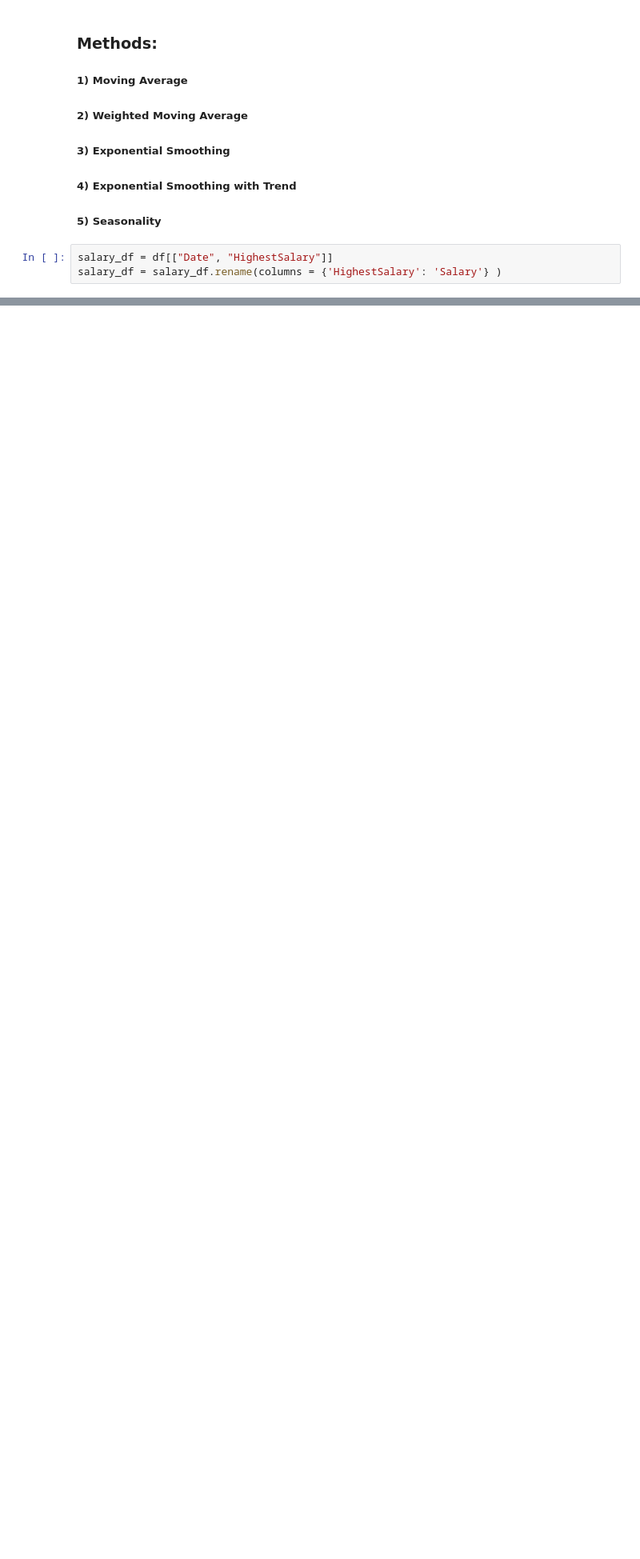
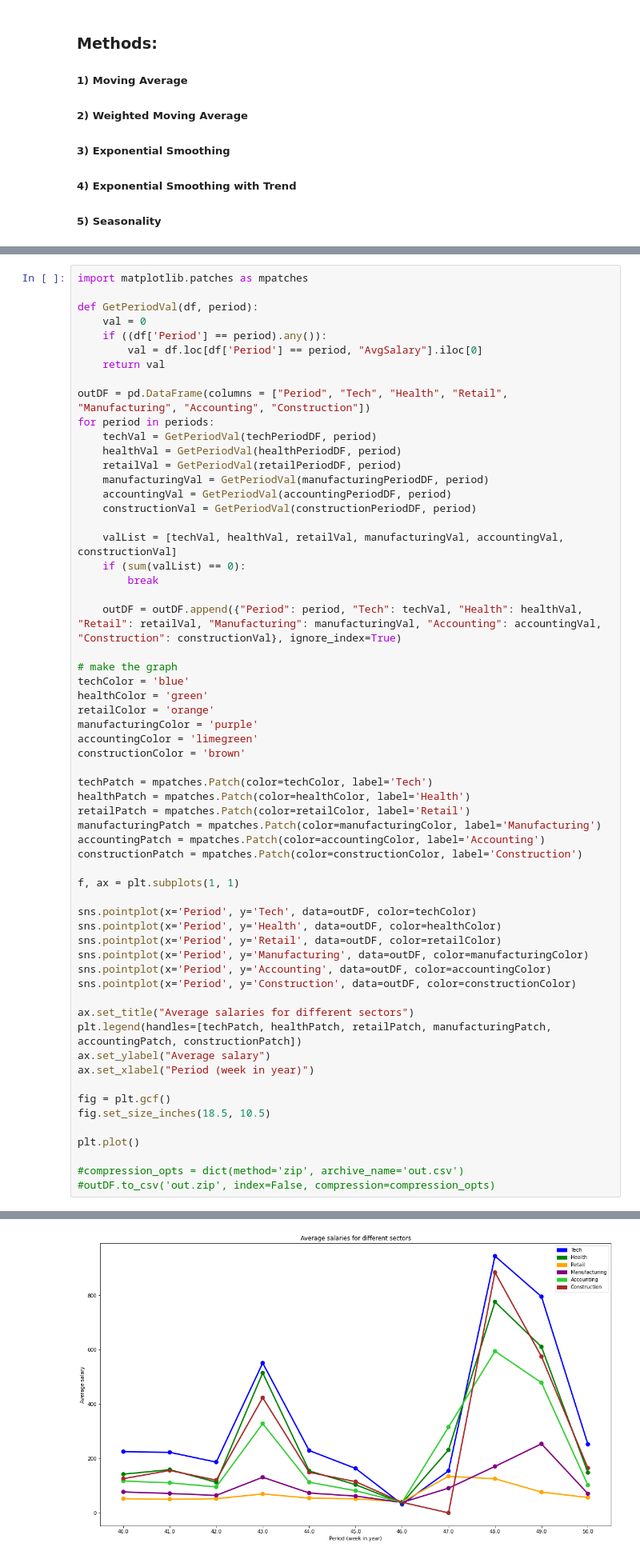
Before and after one commit to ErrolMc/3803-Assignment, a Jupyter notebook: Assignment/Notebook/Assignment.ipynb, the cells around one changed output, grey strips where cells are left out. Shown: that part at 80% size. Drawn from its saved outputs; the diff is of its cells as text; blank space fills up the shorter version.

```diff
--- a/Assignment/Notebook/Assignment.ipynb
+++ b/Assignment/Notebook/Assignment.ipynb
@@ -262,6 +257,3 @@ done
 ##### 3) Exponential Smoothing
 ##### 4) Exponential Smoothing with Trend
 ##### 5) Seasonality
-# %%
-salary_df = df[["Date", "HighestSalary"]]
-salary_df = salary_df.rename(columns = {'HighestSalary': 'Salary'} )
@@ -310,0 +339,61 @@ period_df["AvgSalary"] = period_df["TotalSalary"] / period_df["NumSalaries"]
+# %%
+import matplotlib.patches as mpatches
+
+def GetPeriodVal(df, period):
+    val = 0
+    if ((df['Period'] == period).any()):
+        val = df.loc[df['Period'] == period, "AvgSalary"].iloc[0]
+    return val
+
+outDF = pd.DataFrame(columns = ["Period", "Tech", "Health", "Retail", "Manufacturing", "Accounting", "Construction"])
+for period in periods:
+    techVal = GetPeriodVal(techPeriodDF, period)
+    healthVal = GetPeriodVal(healthPeriodDF, period)
+    retailVal = GetPeriodVal(retailPeriodDF, period)
+    manufacturingVal = GetPeriodVal(manufacturingPeriodDF, period)
+    accountingVal = GetPeriodVal(accountingPeriodDF, period)
+    constructionVal = GetPeriodVal(constructionPeriodDF, period)
+
+    valList = [techVal, healthVal, retailVal, manufacturingVal, accountingVal, constructionVal]
+    if (sum(valList) == 0):
+        break
+
+    outDF = outDF.append({"Period": period, "Tech": techVal, "Health": healthVal, "Retail": retailVal, "Manufacturing": manufacturingVal, "Accounting": accountingVal, "Construction": constructionVal}, ignore_index=True)
+
+# make the graph
+techColor = 'blue'
+healthColor = 'green'
+retailColor = 'orange'
+manufacturingColor = 'purple'
+accountingColor = 'limegreen'
+constructionColor = 'brown'
+
+techPatch = mpatches.Patch(color=techColor, label='Tech')
+healthPatch = mpatches.Patch(color=healthColor, label='Health')
+retailPatch = mpatches.Patch(color=retailColor, label='Retail')
+manufacturingPatch = mpatches.Patch(color=manufacturingColor, label='Manufacturing')
+accountingPatch = mpatches.Patch(color=accountingColor, label='Accounting')
+constructionPatch = mpatches.Patch(color=constructionColor, label='Construction')
+
+f, ax = plt.subplots(1, 1)
+
+sns.pointplot(x='Period', y='Tech', data=outDF, color=techColor)
+sns.pointplot(x='Period', y='Health', data=outDF, color=healthColor)
+sns.pointplot(x='Period', y='Retail', data=outDF, color=retailColor)
+sns.pointplot(x='Period', y='Manufacturing', data=outDF, color=manufacturingColor)
+sns.pointplot(x='Period', y='Accounting', data=outDF, color=accountingColor)
+sns.pointplot(x='Period', y='Construction', data=outDF, color=constructionColor)
+
+ax.set_title("Average salaries for different sectors")
+plt.legend(handles=[techPatch, healthPatch, retailPatch, manufacturingPatch, accountingPatch, constructionPatch])
+ax.set_ylabel("Average salary")
+ax.set_xlabel("Period (week in year)")
+
+fig = plt.gcf()
+fig.set_size_inches(18.5, 10.5)
+
+plt.plot()
+
+#compression_opts = dict(method='zip', archive_name='out.csv')
+#outDF.to_csv('out.zip', index=False, compression=compression_opts)
+# %% [output]
@@ -310,0 +401 @@ period_df["AvgSalary"] = period_df["TotalSalary"] / period_df["NumSalaries"]
+[figure, added]
```
Also changed, not shown: parts of 13 cells of this notebook.
